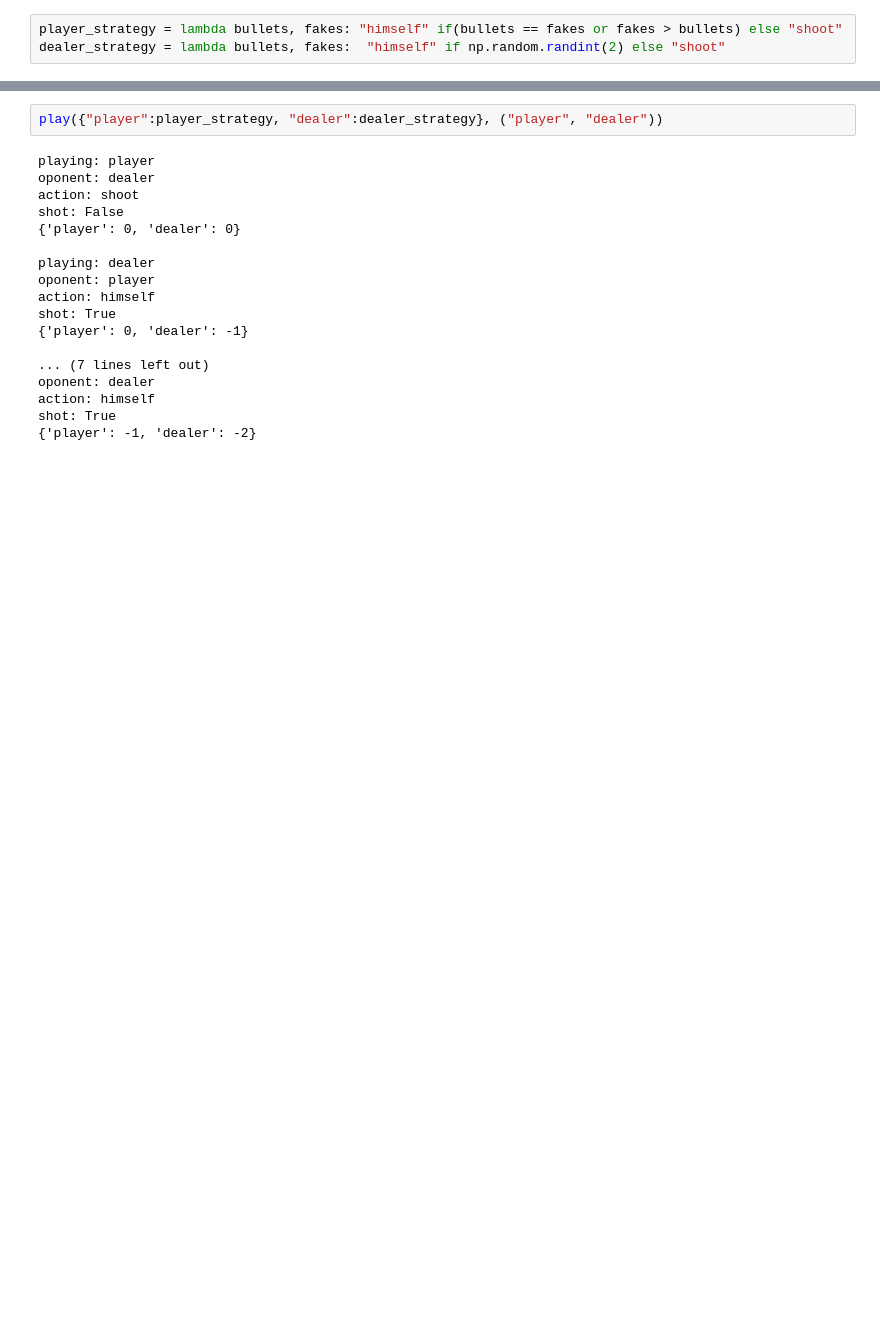
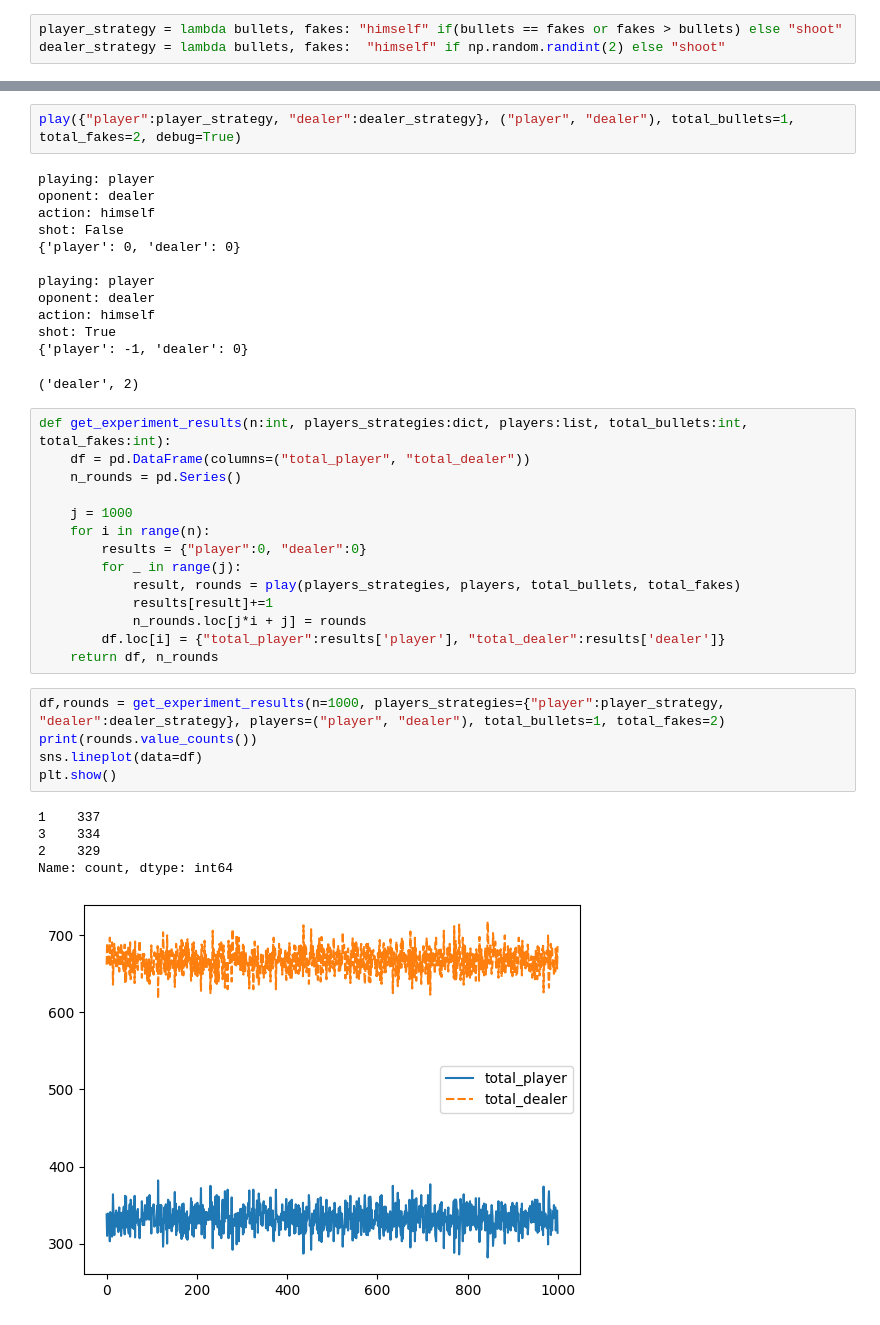
Before and after one commit to Dpbm/scientific-research-1-quantum-oracles, a Jupyter notebook: code/buckshot-roulette.ipynb, the cells around one changed output, grey strips where cells are left out. Saved outputs shown, nothing was run; the diff lists cells and outputs as text; blank space fills up the shorter version.

```diff
--- a/code/buckshot-roulette.ipynb
+++ b/code/buckshot-roulette.ipynb
@@ -69,20 +77,40 @@ def play(strategies:dict, players:list):
 # %%
-play({"player":player_strategy, "dealer":dealer_strategy}, ("player", "dealer"))
+play({"player":player_strategy, "dealer":dealer_strategy}, ("player", "dealer"), total_bullets=1, total_fakes=2, debug=True)
 # %% [output]
 playing: player
 oponent: dealer
-action: shoot
+action: himself
 shot: False
 {'player': 0, 'dealer': 0}
 
-playing: dealer
-oponent: player
-action: himself
-shot: True
-{'player': 0, 'dealer': -1}
-
-... (7 lines left out)
+playing: player
 oponent: dealer
 action: himself
 shot: True
-{'player': -1, 'dealer': -2}
+{'player': -1, 'dealer': 0}
+('dealer', 2)
+# %%
+def get_experiment_results(n:int, players_strategies:dict, players:list, total_bullets:int, total_fakes:int):
+    df = pd.DataFrame(columns=("total_player", "total_dealer"))
+    n_rounds = pd.Series()
+
+    j = 1000
+    for i in range(n):
+        results = {"player":0, "dealer":0}
+        for _ in range(j):
+            result, rounds = play(players_strategies, players, total_bullets, total_fakes)
+            results[result]+=1
+            n_rounds.loc[j*i + j] = rounds
+        df.loc[i] = {"total_player":results['player'], "total_dealer":results['dealer']}
+    return df, n_rounds
+# %%
+df,rounds = get_experiment_results(n=1000, players_strategies={"player":player_strategy, "dealer":dealer_strategy}, players=("player", "dealer"), total_bullets=1, total_fakes=2)
+print(rounds.value_counts())
+sns.lineplot(data=df)
+plt.show()
+# %% [output]
+1    337
+3    334
+2    329
+Name: count, dtype: int64
+[figure, added]
```
Also changed, not shown: parts of 10 cells of this notebook, 2 other files.
